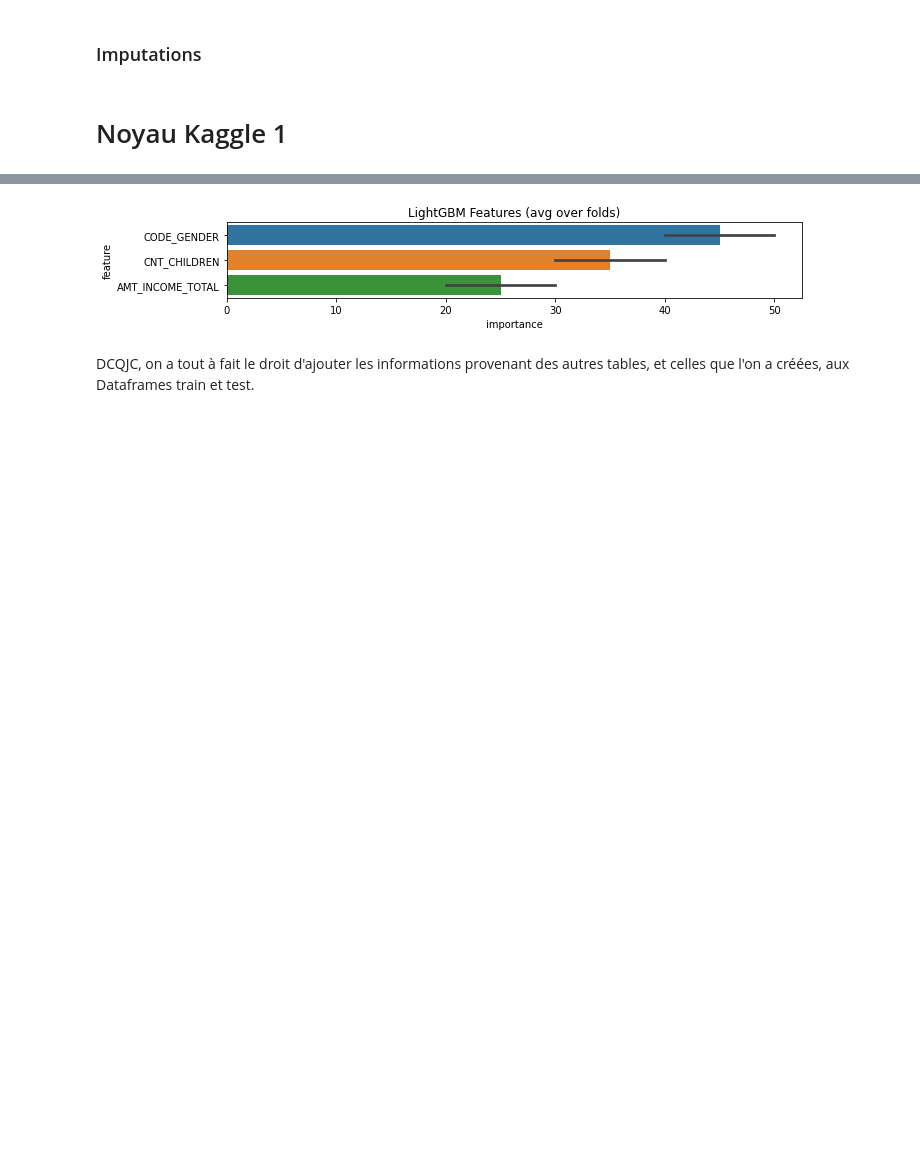
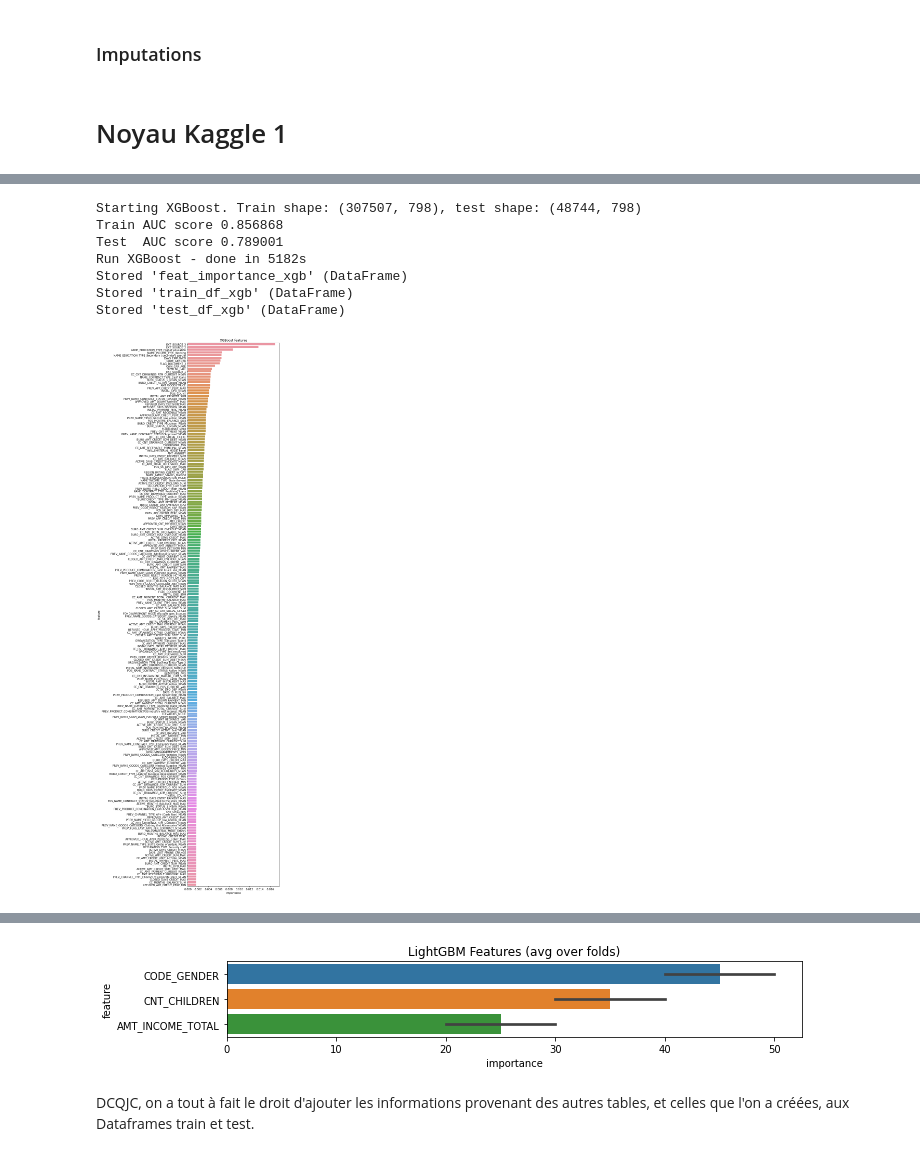
Before and after one commit to CyrilWW/OC-DS-Projet-7, a Jupyter notebook: model/Gaborit_Cyril_1_notebook_102022.ipynb, the cells around one changed output, grey strips where cells are left out. Cells and saved outputs as stored; diff of their text form; code cells hidden in the pictures; blank space fills up the shorter version.

```diff
--- a/model/Gaborit_Cyril_1_notebook_102022.ipynb
+++ b/model/Gaborit_Cyril_1_notebook_102022.ipynb
@@ -1039,0 +1088,16 @@ def display_importances(feature_importance_df_, n_feat=40):
+# %%
+plt.rcParams['figure.figsize'] = [10, 30]
+with timer("Run XGBoost"):
+    feat_importance_xgb, train_df_xgb, test_df_xgb = kfold_algo(df, cat_cols, num_cols, algo_name='XGBoost', n_folds=5, stratified=True, debug=debug)
+%store feat_importance_xgb
+%store train_df_xgb
+%store test_df_xgb
+# %% [output]
+Starting XGBoost. Train shape: (307507, 798), test shape: (48744, 798)
+Train AUC score 0.856868
+Test  AUC score 0.789001
+Run XGBoost - done in 5182s
+Stored 'feat_importance_xgb' (DataFrame)
+Stored 'train_df_xgb' (DataFrame)
+Stored 'test_df_xgb' (DataFrame)
+[figure, added]
```
Also changed, not shown: parts of 47 cells of this notebook.
